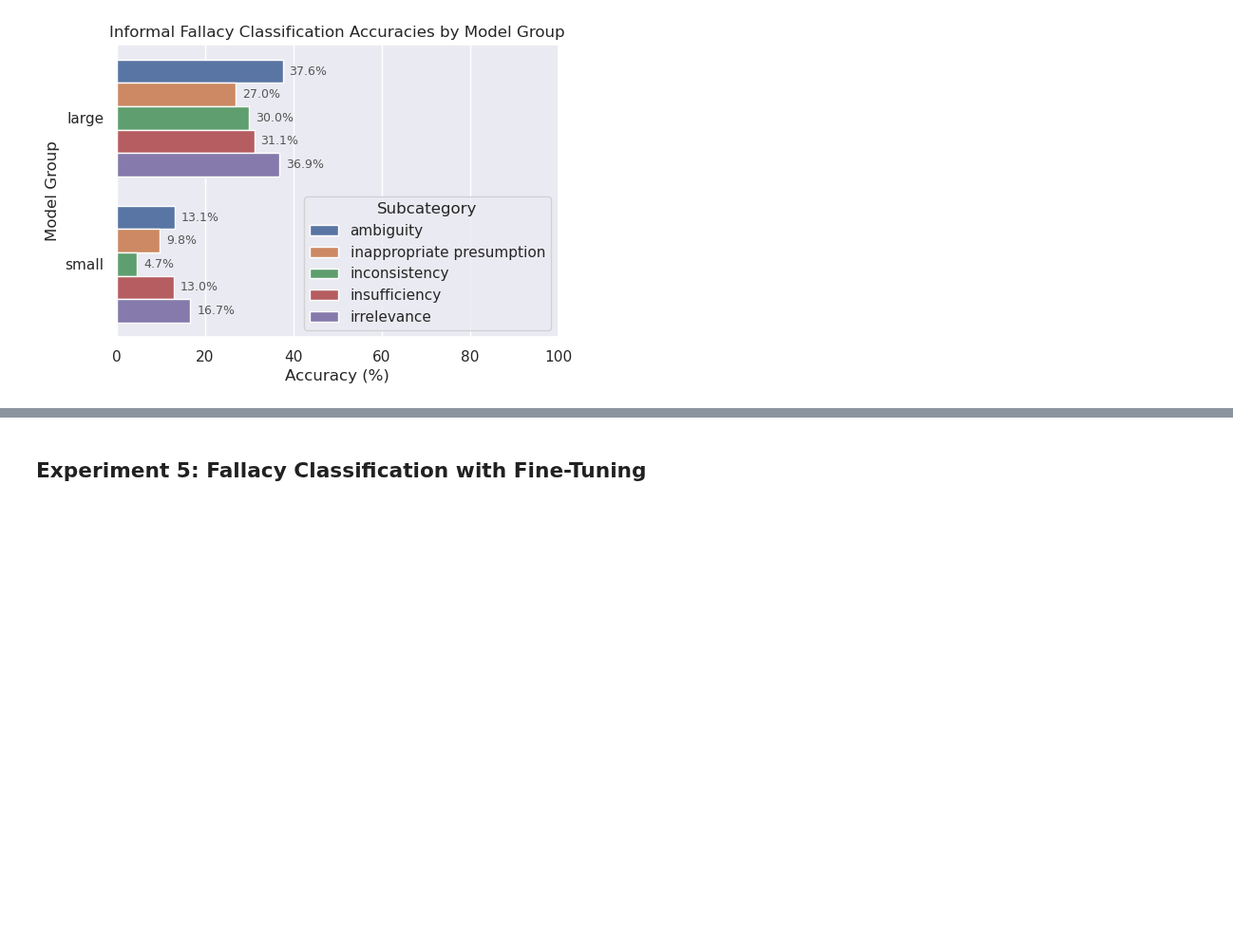
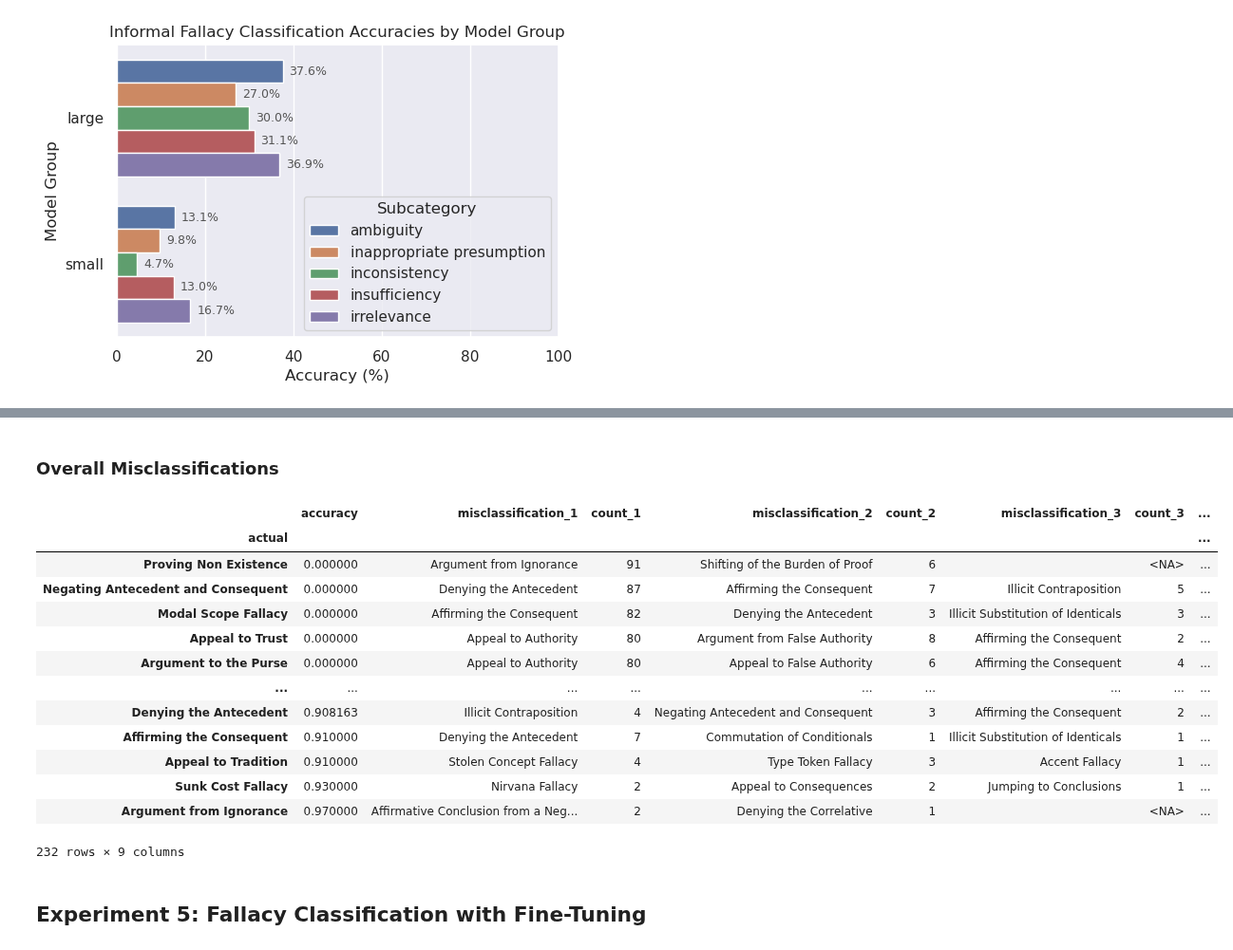
Before and after one commit to aimfeld/fallacy-detection, a Jupyter notebook: fallacy-classification.ipynb, the cells around one changed output, grey strips where cells are left out. Shown at 95% size. Cells and saved outputs as stored; diff of their text form; code cells hidden in the pictures; blank space fills up the shorter version.

```diff
--- a/fallacy-classification.ipynb
+++ b/fallacy-classification.ipynb
@@ -346,3 +305,23 @@ df_mispredictions_small_e4
+# %% [markdown]
+### Overall Misclassifications
+# %%
+df_overall_misclassifications_e4 = get_misclassifications(df_overall_confusion_matrix_e4)
+add_taxonomy(df_overall_misclassifications_e4)
+# %% [output]
+|  | accuracy | misclassification_1 | count_1 | misclassification_2 | count_2 | misclassification_3 | count_3 | ... |
+| actual |  |  |  |  |  |  |  | ... |
+| Proving Non Existence | 0.000000 | Argument from Ignorance | 91 | Shifting of the Burden of Proof | 6 |  | <NA> | ... |
+| Negating Antecedent and Consequent | 0.000000 | Denying the Antecedent | 87 | Affirming the Consequent | 7 | Illicit Contraposition | 5 | ... |
+| Modal Scope Fallacy | 0.000000 | Affirming the Consequent | 82 | Denying the Antecedent | 3 | Illicit Substitution of Identicals | 3 | ... |
+| Appeal to Trust | 0.000000 | Appeal to Authority | 80 | Argument from False Authority | 8 | Affirming the Consequent | 2 | ... |
+| Argument to the Purse | 0.000000 | Appeal to Authority | 80 | Appeal to False Authority | 6 | Affirming the Consequent | 4 | ... |
+| ... | ... | ... | ... | ... | ... | ... | ... | ... |
+| Denying the Antecedent | 0.908163 | Illicit Contraposition | 4 | Negating Antecedent and Consequent | 3 | Affirming the Consequent | 2 | ... |
+| Affirming the Consequent | 0.910000 | Denying the Antecedent | 7 | Commutation of Conditionals | 1 | Illicit Substitution of Identicals | 1 | ... |
+| Appeal to Tradition | 0.910000 | Stolen Concept Fallacy | 4 | Type Token Fallacy | 3 | Accent Fallacy | 1 | ... |
+| Sunk Cost Fallacy | 0.930000 | Nirvana Fallacy | 2 | Appeal to Consequences | 2 | Jumping to Conclusions | 1 | ... |
+| Argument from Ignorance | 0.970000 | Affirmative Conclusion from a Neg... | 2 | Denying the Correlative | 1 |  | <NA> | ... |
+232 rows × 9 columns
 # %% [markdown]
 ## Experiment 5: Fallacy Classification with Fine-Tuning
 # %%
```
Also changed, not shown: parts of 23 cells of this notebook, 4 other files.
